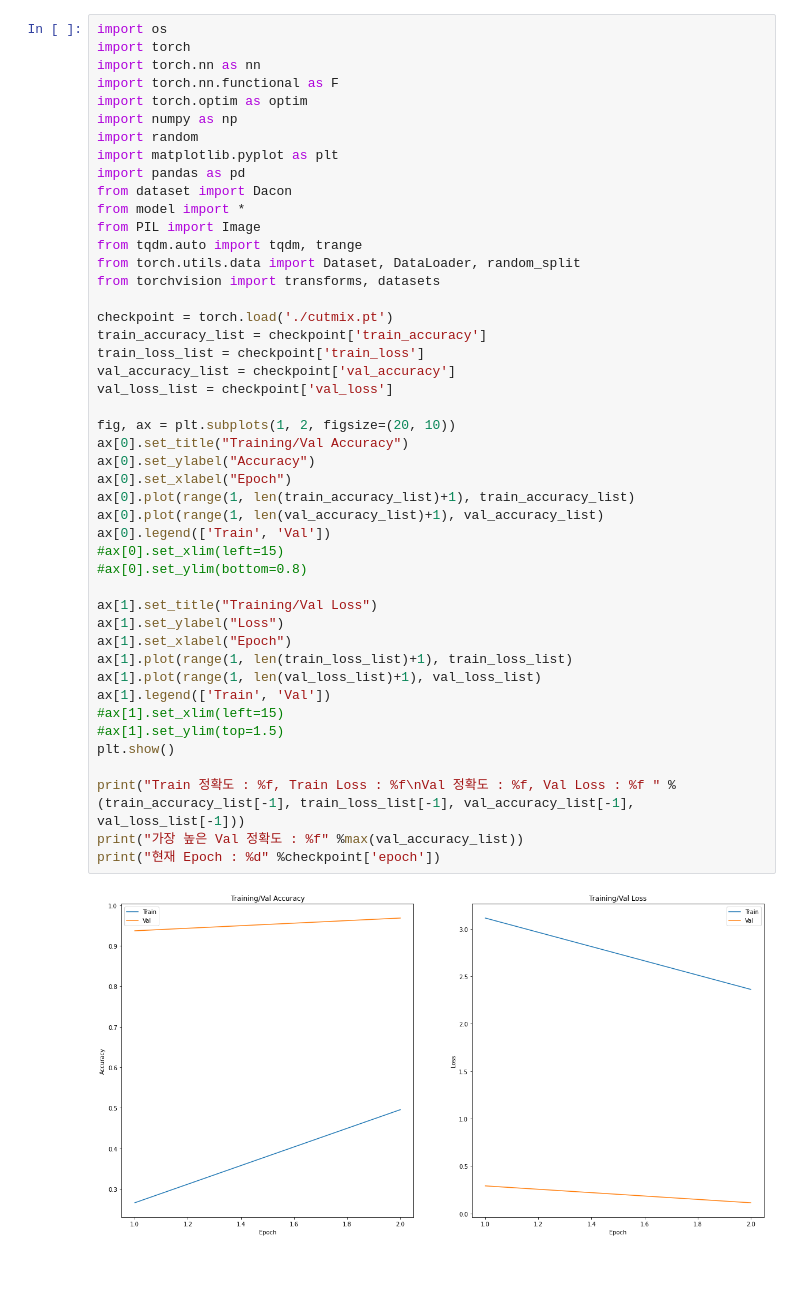
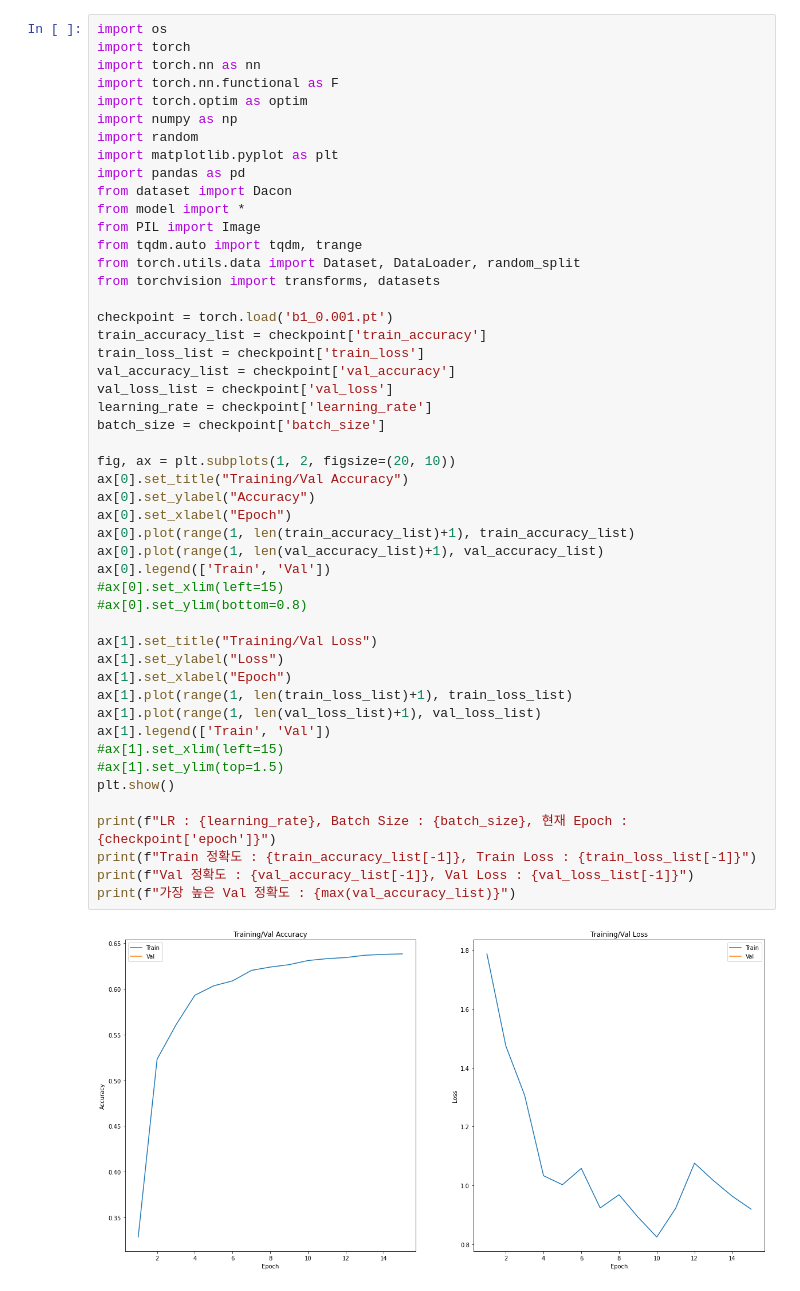
Before and after one commit to CreamNuts/Dacon_landmark, a Jupyter notebook: Train.ipynb, the cells around one changed output. Cells and saved outputs as stored; diff of their text form.

Commit message:
cutmix and vit

```diff
--- a/Train.ipynb
+++ b/Train.ipynb
@@ -14,35 +14,38 @@ from PIL import Image
 from tqdm.auto import tqdm, trange
 from torch.utils.data import Dataset, DataLoader, random_split
 from torchvision import transforms, datasets
 
-checkpoint = torch.load('./cutmix.pt')
+checkpoint = torch.load('b1_0.001.pt')
 train_accuracy_list = checkpoint['train_accuracy']
 train_loss_list = checkpoint['train_loss']
 val_accuracy_list = checkpoint['val_accuracy']
 val_loss_list = checkpoint['val_loss']
+learning_rate = checkpoint['learning_rate']
+batch_size = checkpoint['batch_size']
 
 fig, ax = plt.subplots(1, 2, figsize=(20, 10))
 ax[0].set_title("Training/Val Accuracy")
 ax[0].set_ylabel("Accuracy")
 ax[0].set_xlabel("Epoch")
 ax[0].plot(range(1, len(train_accuracy_list)+1), train_accuracy_list)
 ax[0].plot(range(1, len(val_accuracy_list)+1), val_accuracy_list)
 ax[0].legend(['Train', 'Val'])
 #ax[0].set_xlim(left=15)
 #ax[0].set_ylim(bottom=0.8)
 
 ax[1].set_title("Training/Val Loss")
 ax[1].set_ylabel("Loss")
 ax[1].set_xlabel("Epoch")
 ax[1].plot(range(1, len(train_loss_list)+1), train_loss_list)
 ax[1].plot(range(1, len(val_loss_list)+1), val_loss_list)
 ax[1].legend(['Train', 'Val'])
 #ax[1].set_xlim(left=15)
 #ax[1].set_ylim(top=1.5)
 plt.show()
 
-print("Train 정확도 : %f, Train Loss : %f\nVal 정확도 : %f, Val Loss : %f " %(train_accuracy_list[-1], train_loss_list[-1], val_accuracy_list[-1], val_loss_list[-1]))
-print("가장 높은 Val 정확도 : %f" %max(val_accuracy_list))
-print("현재 Epoch : %d" %checkpoint['epoch'])
+print(f"LR : {learning_rate}, Batch Size : {batch_size}, 현재 Epoch : {checkpoint['epoch']}")
+print(f"Train 정확도 : {train_accuracy_list[-1]}, Train Loss : {train_loss_list[-1]}")
+print(f"Val 정확도 : {val_accuracy_list[-1]}, Val Loss : {val_loss_list[-1]}")
+print(f"가장 높은 Val 정확도 : {max(val_accuracy_list)}")
 # %% [output]
-[figure, old version]
+[figure, new version]
```
Also changed, not shown: parts of 2 cells of this notebook, 4 other files.
